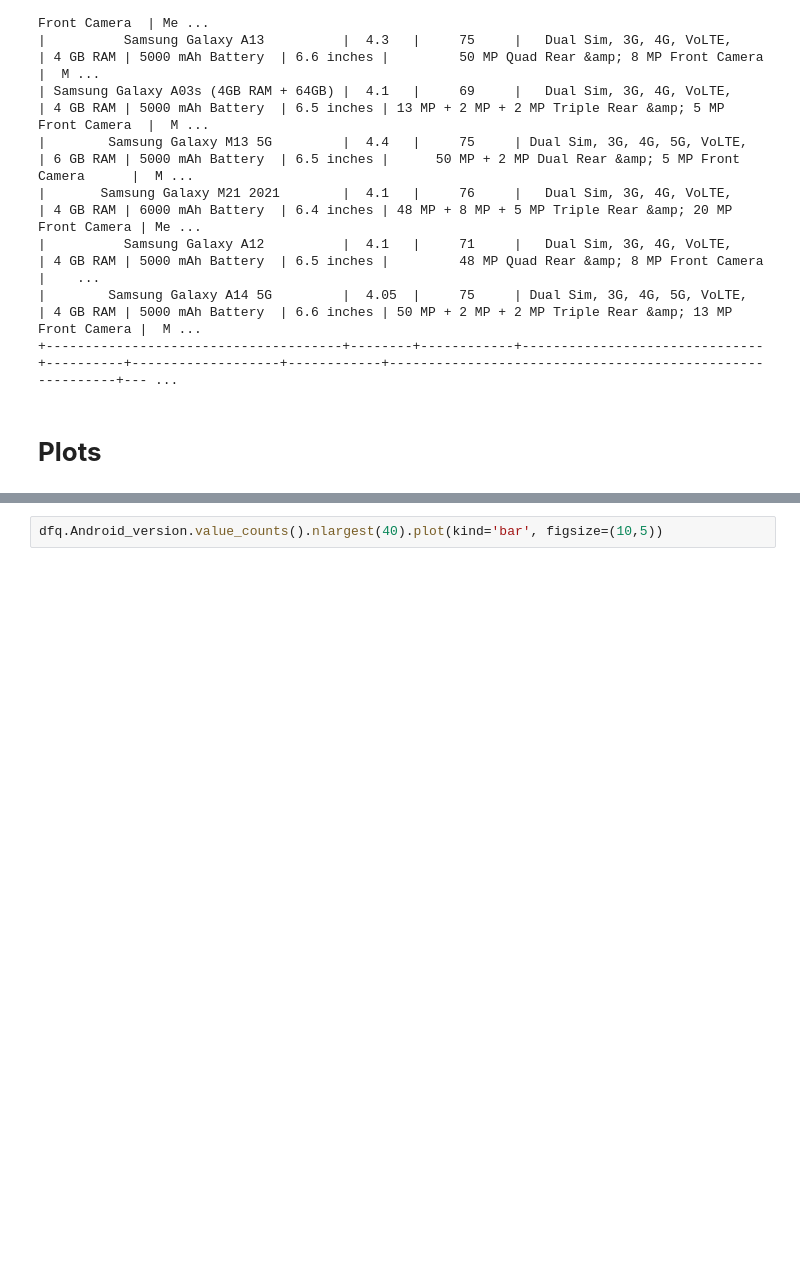
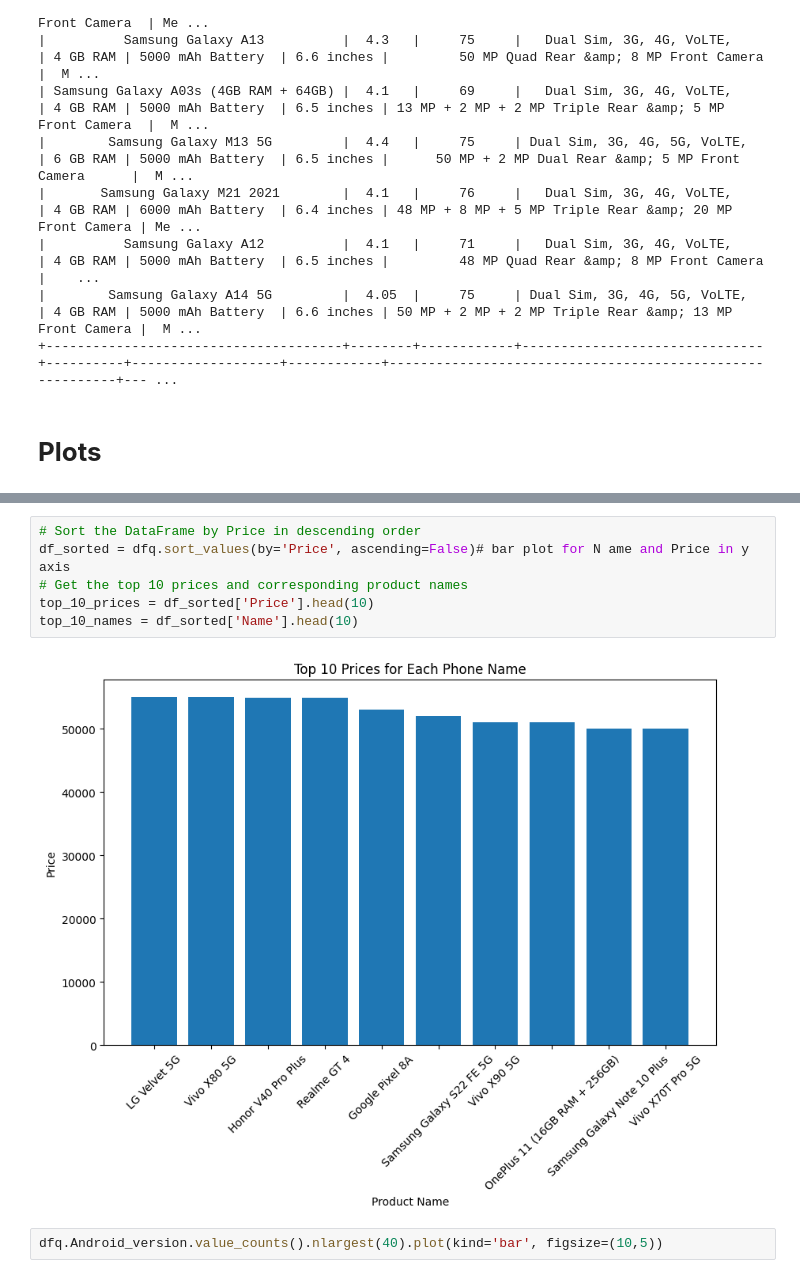
Before and after one commit to chikelu/Godson_Portfolio, a Jupyter notebook: mobile_phone_price_prediction.ipynb, the cells around one changed output, grey strips where cells are left out. Saved outputs shown, nothing was run; the diff lists cells and outputs as text; blank space fills up the shorter version.

```diff
--- a/mobile_phone_price_prediction.ipynb
+++ b/mobile_phone_price_prediction.ipynb
@@ -226,3 +232,11 @@ AttributeError: 'DataFrame' object has no attribute 'Make'
+# %%
+# Sort the DataFrame by Price in descending order
+df_sorted = dfq.sort_values(by='Price', ascending=False)# bar plot for N ame and Price in y axis
+# Get the top 10 prices and corresponding product names
+top_10_prices = df_sorted['Price'].head(10)
+top_10_names = df_sorted['Name'].head(10)
+# %% [output]
+[figure, added]
 # %%
 dfq.Android_version.value_counts().nlargest(40).plot(kind='bar', figsize=(10,5))
 # %% [output]
```
Also changed, not shown: parts of 5 cells of this notebook.
